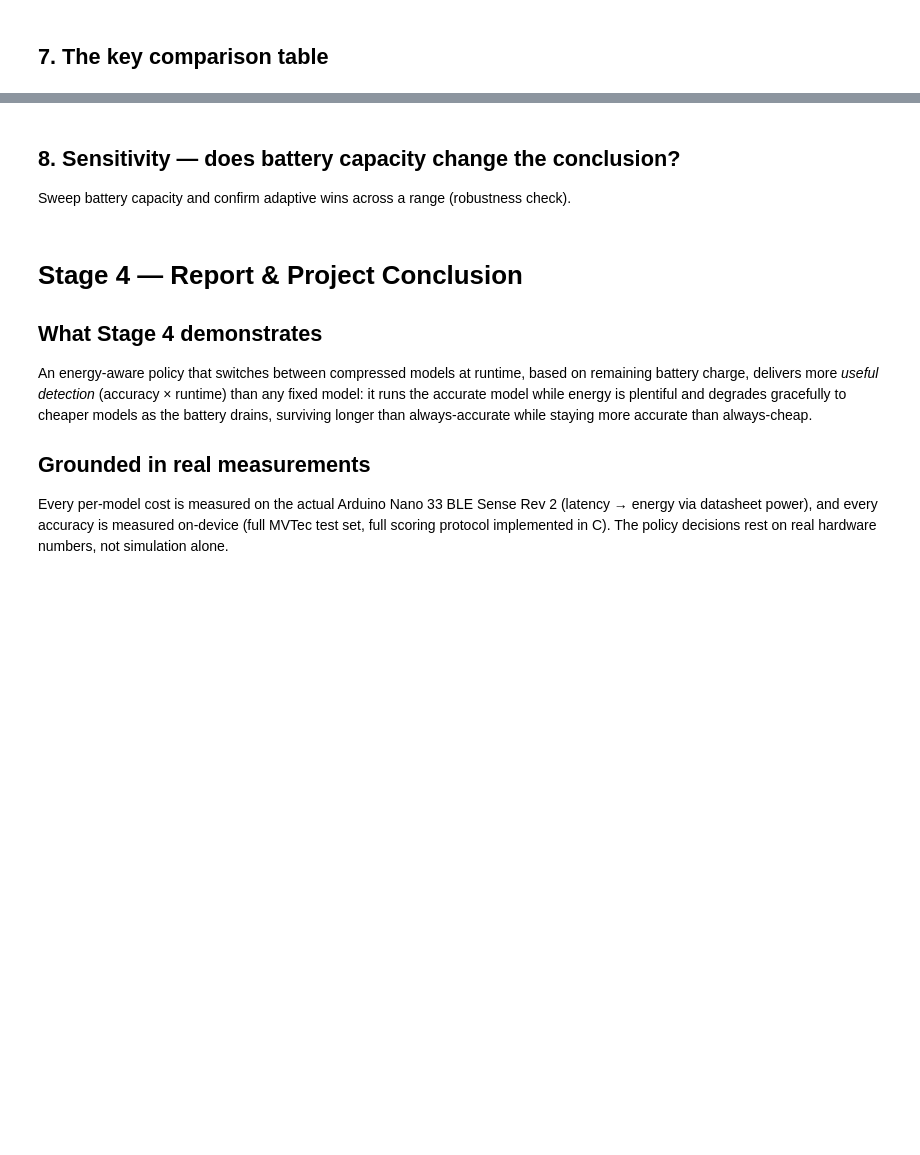
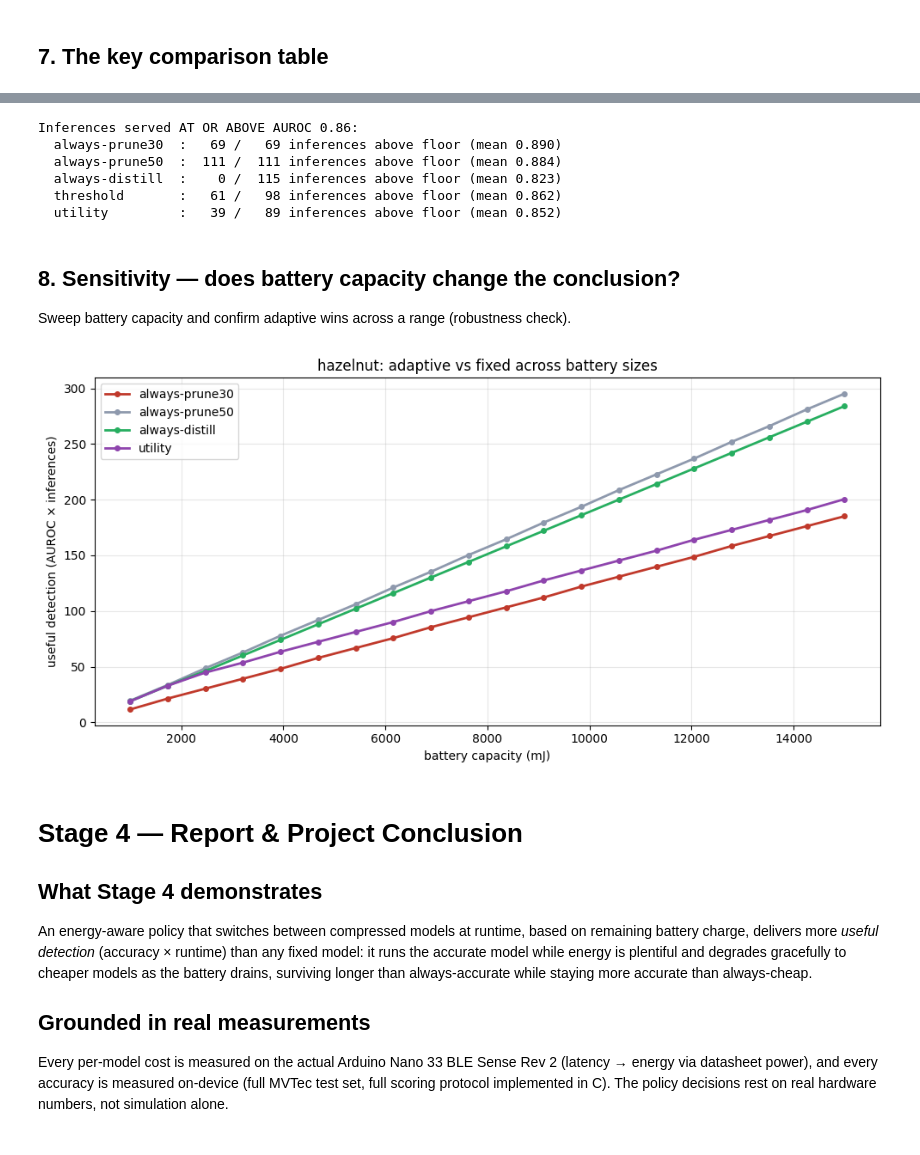
Before and after one commit to ilkabret/LowPowerES, a Jupyter notebook: Final_Project/Stage4_EnergyAdaptive.ipynb, the cells around one changed output, grey strips where cells are left out. Cells and saved outputs as stored; diff of their text form; code cells hidden in the pictures; blank space fills up the shorter version.

Commit message:
Results Stage 4 - fixed battery energy budget

```diff
--- a/Final_Project/Stage4_EnergyAdaptive.ipynb
+++ b/Final_Project/Stage4_EnergyAdaptive.ipynb
@@ -136,9 +153,10 @@ def simulate(cat, strategy, cap_mJ=BATTERY_mJ, **kw):
         trace['charge'].append(charge); trace['model'].append(name); trace['auroc'].append(m['auroc'])
     return trace
 
-CAT = 'bottle'
+CAT = 'hazelnut'
 strategies = {
     'always-prune30': 'prune30',
+    'always-prune50': 'prune50',
     'always-distill': 'distill',
     'threshold':      'threshold',
     'utility':        'utility',
@@ -194,19 +230,38 @@ print('The adaptive strategies should top this metric: high accuracy AND long li
+# %%
+ACC_FLOOR = 0.86   # required minimum AUROC (set per application)
+
+print(f'Inferences served AT OR ABOVE AUROC {ACC_FLOOR}:')
+for label in results:
+    tr = results[label]['trace']
+    above = sum(1 for a in tr['auroc'] if a >= ACC_FLOOR)
+    total = len(tr['auroc'])
+    print(f'  {label:16s}: {above:4d} / {total:4d} inferences above floor '
+          f'(mean {results[label]["mean_auroc"]:.3f})')
+# %% [output]
+Inferences served AT OR ABOVE AUROC 0.86:
+  always-prune30  :   69 /   69 inferences above floor (mean 0.890)
+  always-prune50  :  111 /  111 inferences above floor (mean 0.884)
+  always-distill  :    0 /  115 inferences above floor (mean 0.823)
+  threshold       :   61 /   98 inferences above floor (mean 0.862)
+  utility         :   39 /   89 inferences above floor (mean 0.852)
 # %% [markdown]
 ## 8. Sensitivity — does battery capacity change the conclusion?
 Sweep battery capacity and confirm adaptive wins across a range (robustness check).
 # %%
 caps = np.linspace(1000, 15000, 20)
 fig, ax = plt.subplots(figsize=(10,5))
-for strat, color in [('always-prune30','#c0392b'), ('always-distill','#27ae60'),
+for strat, color in [('always-prune30','#c0392b'), ('always-prune50','#8e99ad'), ('always-distill','#27ae60'),
                      ('utility','#8e44ad')]:
     util = []
     for cap in caps:
         tr = simulate(CAT, strategies.get(strat, strat), cap_mJ=cap)
         util.append(np.mean(tr['auroc'])*len(tr['auroc']) if tr['auroc'] else 0)
     ax.plot(caps, util, label=strat, color=color, lw=2, marker='o', ms=4)
 ax.set_xlabel('battery capacity (mJ)'); ax.set_ylabel('useful detection (AUROC × inferences)')
 ax.set_title(f'{CAT}: adaptive vs fixed across battery sizes'); ax.legend(); ax.grid(alpha=.3)
 plt.tight_layout(); plt.show()
+# %% [output]
+[figure, added]
 # %% [markdown]
 # Stage 4 — Report & Project Conclusion
 
```
Also changed, not shown: parts of 6 cells of this notebook.
